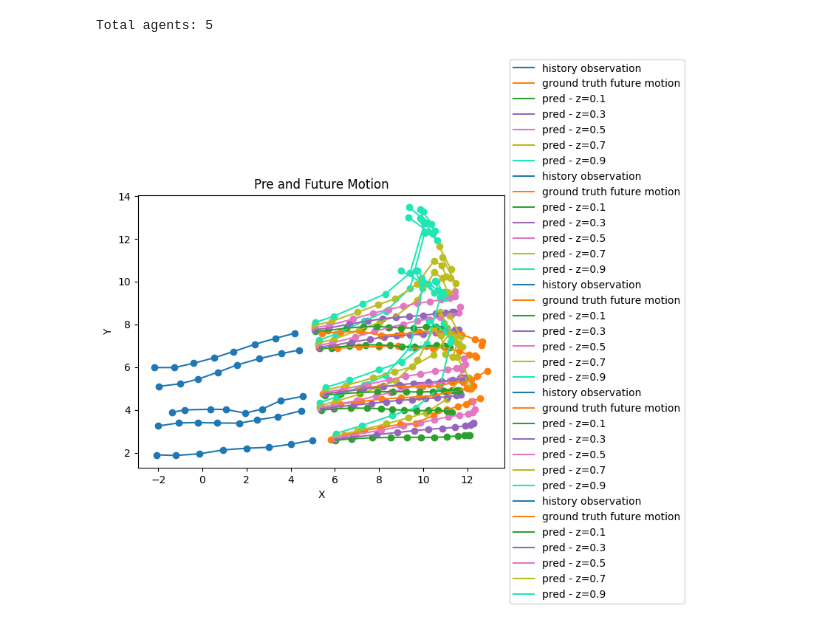
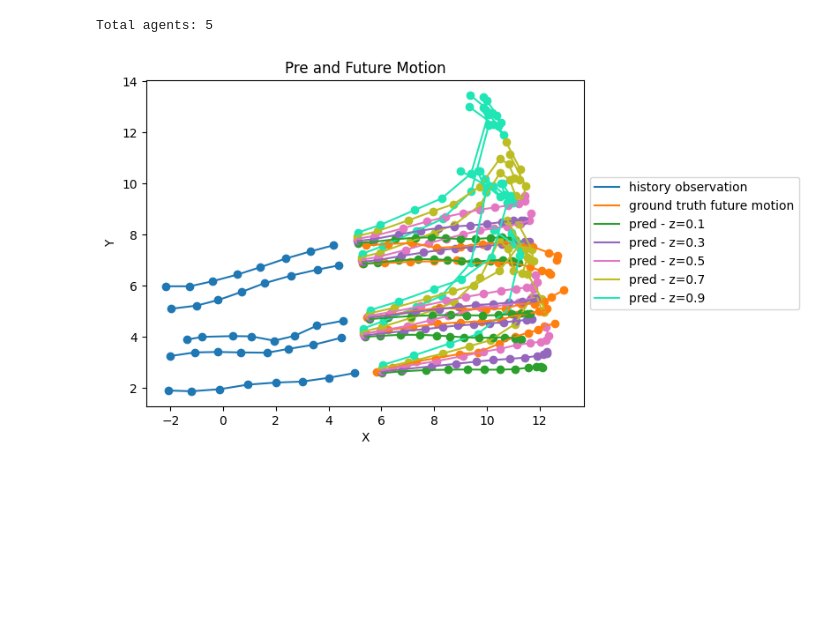
Before and after one commit to yongxic97/AgentFormer, a Jupyter notebook: vis_fut_vs_ft.ipynb, the cells around one changed output. Drawn from its saved outputs; the diff is of its cells as text; code cells hidden in the pictures; blank space fills up the shorter version.

Commit message:
Reduce redundant legends

```diff
--- a/vis_fut_vs_ft.ipynb
+++ b/vis_fut_vs_ft.ipynb
@@ -80,18 +80,26 @@ color_scheme = [
 for j in range(total_agents):
     # Plot pre_motion_gt_one
     plt.scatter(pre_motion_gt_one[j*8:j*8+8, 0], pre_motion_gt_one[j*8:j*8+8, 1], c=color_scheme[0])
-    plt.plot(pre_motion_gt_one[j*8:j*8+8, 0], pre_motion_gt_one[j*8:j*8+8, 1], c=color_scheme[0], label='history observation')
+    if j == 0:
+        plt.plot(pre_motion_gt_one[j*8:j*8+8, 0], pre_motion_gt_one[j*8:j*8+8, 1], c=color_scheme[0], label='history observation')
+    else:
+        plt.plot(pre_motion_gt_one[j*8:j*8+8, 0], pre_motion_gt_one[j*8:j*8+8, 1], c=color_scheme[0])
 
     # Plot fut_motion_gt_one
     plt.scatter(fut_motion_gt_one[j*12:j*12+12, 0], fut_motion_gt_one[j*12:j*12+12, 1], c=color_scheme[1])
-    plt.plot(fut_motion_gt_one[j*12:j*12+12, 0], fut_motion_gt_one[j*12:j*12+12, 1], c=color_scheme[1], label='ground truth future motion')
+    if j==0:
+        plt.plot(fut_motion_gt_one[j*12:j*12+12, 0], fut_motion_gt_one[j*12:j*12+12, 1], c=color_scheme[1], label='ground truth future motion')
+    else:
+        plt.plot(fut_motion_gt_one[j*12:j*12+12, 0], fut_motion_gt_one[j*12:j*12+12, 1], c=color_scheme[1])
 
     for i in range(len(res_dirs)):
         if i%2 ==0:
             # Plot fut_motion_preds_one
             plt.scatter(fut_motion_preds_one[i][j*12:j*12+12, 0], fut_motion_preds_one[i][j*12:j*12+12, 1], c=color_scheme[i+2])
-            plt.plot(fut_motion_preds_one[i][j*12:j*12+12, 0], fut_motion_preds_one[i][j*12:j*12+12, 1], c=color_scheme[i+2], label='pred - z=%.1f' % ((i+1)/10))
-
+            if j == 0:
+                plt.plot(fut_motion_preds_one[i][j*12:j*12+12, 0], fut_motion_preds_one[i][j*12:j*12+12, 1], c=color_scheme[i+2], label='pred - z=%.1f' % ((i+1)/10))
+            else:
+                plt.plot(fut_motion_preds_one[i][j*12:j*12+12, 0], fut_motion_preds_one[i][j*12:j*12+12, 1], c=color_scheme[i+2])
 # Set labels and title
 plt.xlabel('X')
 plt.ylabel('Y')
@@ -103,31 +111,31 @@ import matplotlib.pyplot as plt
 # Plotting code...
 
 # Create the legend
 legend = plt.legend(loc='center left', bbox_to_anchor=(1, 0.5))
 
 # Adjust the plot layout to make space for the legend
 # plt.subplots_adjust(right=0.8)
 
 
 # Show the plot
 plt.show()
 # %% [output]
 *c* argument looks like a single numeric RGB or RGBA sequence, which should be avoided as value-mapping will have precedence in case its length matches with *x* & *y*.  Please use the *color* keyword- ...
 *c* argument looks like a single numeric RGB or RGBA sequence, which should be avoided as value-mapping will have precedence in case its length matches with *x* & *y*.  Please use the *color* keyword- ...
 *c* argument looks like a single numeric RGB or RGBA sequence, which should be avoided as value-mapping will have precedence in case its length matches with *x* & *y*.  Please use the *color* keyword- ...
 *c* argument looks like a single numeric RGB or RGBA sequence, which should be avoided as value-mapping will have precedence in case its length matches with *x* & *y*.  Please use the *color* keyword- ...
 *c* argument looks like a single numeric RGB or RGBA sequence, which should be avoided as value-mapping will have precedence in case its length matches with *x* & *y*.  Please use the *color* keyword- ...
 *c* argument looks like a single numeric RGB or RGBA sequence, which should be avoided as value-mapping will have precedence in case its length matches with *x* & *y*.  Please use the *color* keyword- ...
 *c* argument looks like a single numeric RGB or RGBA sequence, which should be avoided as value-mapping will have precedence in case its length matches with *x* & *y*.  Please use the *color* keyword- ...
 *c* argument looks like a single numeric RGB or RGBA sequence, which should be avoided as value-mapping will have precedence in case its length matches with *x* & *y*.  Please use the *color* keyword- ...
 *c* argument looks like a single numeric RGB or RGBA sequence, which should be avoided as value-mapping will have precedence in case its length matches with *x* & *y*.  Please use the *color* keyword- ...
 *c* argument looks like a single numeric RGB or RGBA sequence, which should be avoided as value-mapping will have precedence in case its length matches with *x* & *y*.  Please use the *color* keyword- ...
 *c* argument looks like a single numeric RGB or RGBA sequence, which should be avoided as value-mapping will have precedence in case its length matches with *x* & *y*.  Please use the *color* keyword- ...
 *c* argument looks like a single numeric RGB or RGBA sequence, which should be avoided as value-mapping will have precedence in case its length matches with *x* & *y*.  Please use the *color* keyword- ...
 ... (19 lines left out)
 *c* argument looks like a single numeric RGB or RGBA sequence, which should be avoided as value-mapping will have precedence in case its length matches with *x* & *y*.  Please use the *color* keyword- ...
 *c* argument looks like a single numeric RGB or RGBA sequence, which should be avoided as value-mapping will have precedence in case its length matches with *x* & *y*.  Please use the *color* keyword- ...
 *c* argument looks like a single numeric RGB or RGBA sequence, which should be avoided as value-mapping will have precedence in case its length matches with *x* & *y*.  Please use the *color* keyword- ...
 *c* argument looks like a single numeric RGB or RGBA sequence, which should be avoided as value-mapping will have precedence in case its length matches with *x* & *y*.  Please use the *color* keyword- ...
 Total agents: 5
-[figure, old version]
+[figure, new version]
```
